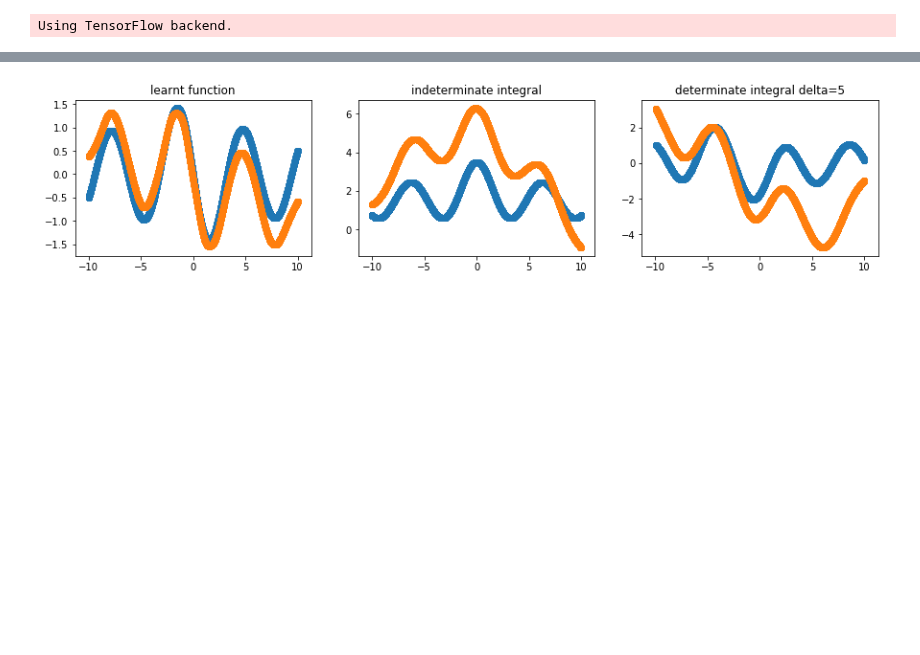
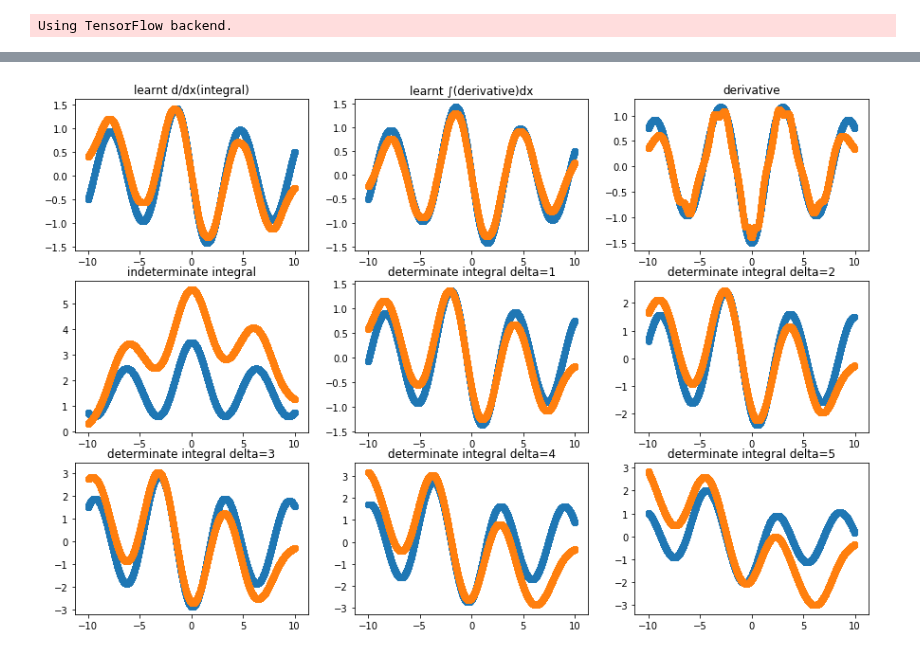
Before and after one commit to mammalwong/ml-study, a Jupyter notebook: integralnet.ipynb, the cells around one changed output, grey strips where cells are left out. Saved outputs shown, nothing was run; the diff lists cells and outputs as text; code cells hidden in the pictures; blank space fills up the shorter version.

```diff
--- a/integralnet.ipynb
+++ b/integralnet.ipynb
@@ -25,5 +27,5 @@ plt.show()
 # %%
 xtrain = (np.random.random((100000,1)) - 0.5) * 20
 xtest = (np.random.random((10000,1)) - 0.5) * 20
-ytrain, ytest = lambda_dF(xtrain), lambda_dF(xtest)
+ytrain, ytest = lambda_F(xtrain), lambda_F(xtest)
 # %%
@@ -63,0 +49,13 @@ _________________________________________________________________
+# %%
+M_Integral, M_DIntegral = build_nn_pair()
+M_IDerivative, M_Derivative = build_nn_pair()
+X = X_input = keras.layers.Input((1,))
+X_DI = M_DIntegral(X_input)
+X_ID = M_IDerivative(X_input)
+X_add = keras.layers.Lambda(lambda x: sum(x) / 2)([X_DI, X_ID])
+X_sub = keras.layers.Lambda(lambda x: (x[1] - x[0]) / 2)([X_DI, X_ID])
+X_sub = keras.layers.ActivityRegularization(l2=0.01)(X_sub)
+X = keras.layers.Add()([X_add, X_sub])
+M = keras.Model(X_input, X)
+M.compile('nadam', 'mse', ['mae'])
+M.summary()
@@ -64,6 +80,7 @@ _________________________________________________________________
 # %%
-G.fit(xtrain, ytrain, validation_data=(xtest, ytest), batch_size=256, epochs=25, callbacks=[
-    keras.callbacks.ReduceLROnPlateau(patience=5, verbose=1)
+M.fit(xtrain, ytrain, validation_data=(xtest, ytest), batch_size=256, epochs=50, callbacks=[
+    keras.callbacks.ReduceLROnPlateau(patience=5, verbose=1),
+    keras.callbacks.EarlyStopping(patience=10),
 ])
 # %% [output]
 Train on 100000 samples, validate on 10000 samples
@@ -86,19 +103,28 @@ Epoch 00025: ReduceLROnPlateau reducing learning rate to 9.999998695775504e-09.
 <keras.callbacks.History at 0x...>
 # %%
-D = 5
-plt.figure(figsize=(15,3))
-plt.subplot(1,3,1)
-plt.title('learnt function')
+plt.figure(figsize=(15,10))
+plt.subplot(3,3,1)
+plt.title('learnt d/dx(integral)')
 plt.scatter(xtest[:,0], ytest[:,0])
-plt.scatter(xtest[:,0], G.predict(xtest)[:,0])
-plt.subplot(1,3,2)
+plt.scatter(xtest[:,0], M_DIntegral.predict(xtest)[:,0])
+plt.subplot(3,3,2)
+plt.title('learnt ∫(derivative)dx')
+plt.scatter(xtest[:,0], ytest[:,0])
+plt.scatter(xtest[:,0], M_IDerivative.predict(xtest)[:,0])
+plt.subplot(3,3,3)
+plt.title('derivative')
+plt.scatter(xtest[:,0], lambda_dF(xtest[:,0]))
+plt.scatter(xtest[:,0], M_Derivative.predict(xtest)[:,0])
+plt.subplot(3,3,4)
 plt.title('indeterminate integral')
-plt.scatter(xtest[:,0], lambda_F(xtest[:,0]))
-plt.scatter(xtest[:,0], M.predict(xtest)[:,0])
-plt.subplot(1,3,3)
-plt.title(f'determinate integral delta={D}')
-plt.scatter(xtest[:,0], lambda_F(xtest[:,0] + D) - lambda_F(xtest[:,0]))
-plt.scatter(xtest[:,0], M.predict(xtest + D)[:,0] - M.predict(xtest)[:,0])
+plt.scatter(xtest[:,0], lambda_iF(xtest[:,0]))
+plt.scatter(xtest[:,0], M_Integral.predict(xtest)[:,0])
+for i in range(5):
+    D = i+1
+    plt.subplot(3,3,i+5)
+    plt.title(f'determinate integral delta={D}')
+    plt.scatter(xtest[:,0], lambda_iF(xtest[:,0] + D) - lambda_iF(xtest[:,0]))
+    plt.scatter(xtest[:,0], M_Integral.predict(xtest + D)[:,0] - M_Integral.predict(xtest)[:,0])
 plt.show()
 # %% [output]
-[figure, old version]
+[figure, new version]
```
Also changed, not shown: parts of 5 cells of this notebook.
